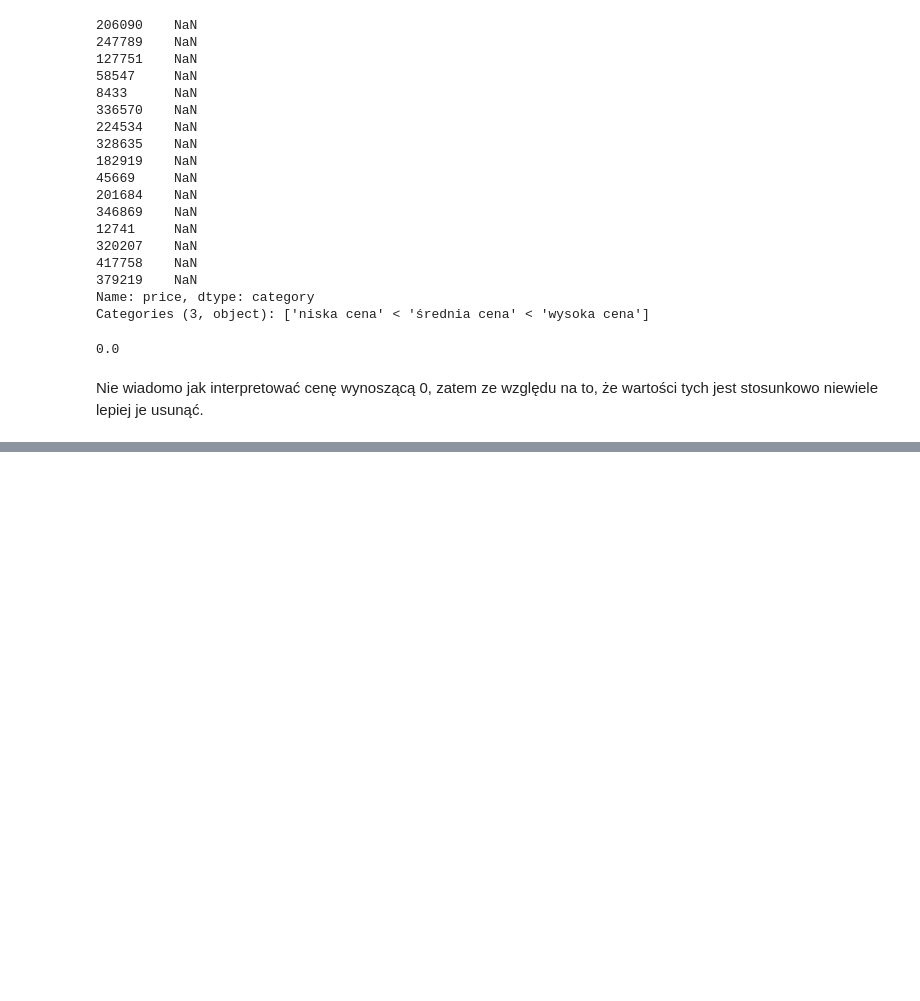
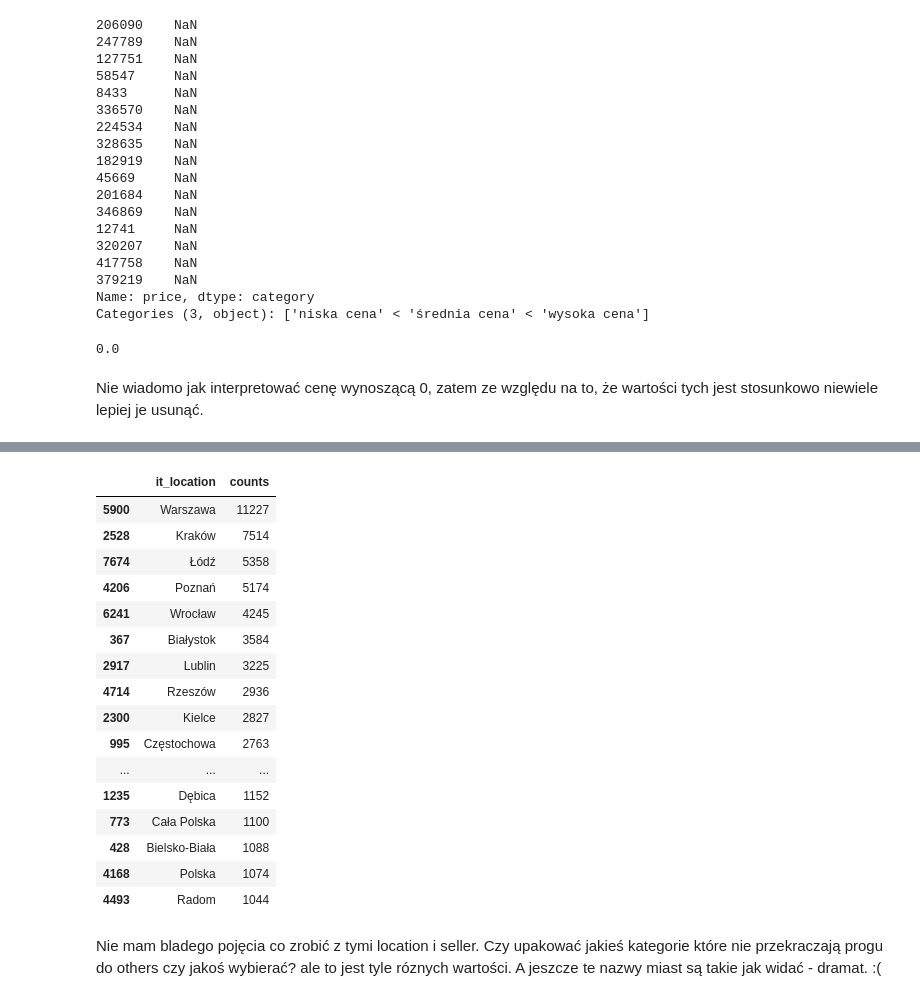
Before and after one commit to malwina0/2022L-ML, a Jupyter notebook: ZD2/ZD2_JakubPiwko_MalwinaWojewoda.ipynb, the cells around one changed output, grey strips where cells are left out. Drawn from its saved outputs; the diff is of its cells as text; code cells hidden in the pictures; blank space fills up the shorter version.

```diff
--- a/ZD2/ZD2_JakubPiwko_MalwinaWojewoda.ipynb
+++ b/ZD2/ZD2_JakubPiwko_MalwinaWojewoda.ipynb
@@ -258,0 +379,2 @@ X_train['price'] = pd.cut(X_train['price'], bins=[0, 150, 1000, np.inf], labels=
+# %%
+X_train.drop('categories', axis = 1, inplace = True)
@@ -258,0 +388,10 @@ X_train['price'] = pd.cut(X_train['price'], bins=[0, 150, 1000, np.inf], labels=
+# %%
+rtv = ['Komputery', 'Telefony i Akcesoria', 'Konsole i automaty', 'Sprzęt estradowy, studyjny i DJ-ski']
+art = ['Książki i Komiksy', 'Gry', 'Rękodzieło', 'Kolekcje', 'Fotografia', 'Muzyka', 'Antyki i Sztuka', 'Filmy', 'Instrumenty']
+ind = ['Delikatesy', 'Przemysł', 'Biuro i Reklama', 'Bilety', 'Nieruchomości']
+
+X_train['main_category'] = X_train['main_category'].replace(rtv, 'RTV i AGD')
+X_train['main_category'] = X_train['main_category'].replace(art,'Sztuka i Rozrywka')
+X_train['main_category'] = X_train['main_category'].replace('Biżuteria i Zegarki','Odzież, Obuwie, Dodatki')
+X_train['main_category'] = X_train['main_category'].replace(['Uroda', "Zdrowie"],'Uroda i Zdrowie')
+X_train['main_category'] = X_train['main_category'].replace(ind,'Przemysł i usługi')
@@ -258,0 +420,6 @@ X_train['price'] = pd.cut(X_train['price'], bins=[0, 150, 1000, np.inf], labels=
+# %%
+X_train['date'] = pd.to_datetime(X_train['date'])
+X_train['time'] = X_train['date'].apply(lambda x:x.time())
+X_train['time'] = X_train['time'].apply(lambda x:x.hour)
+X_train['time'] = pd.cut(X_train['time'], bins=[-1, 5, 11, 17, 24], labels=[1, 2, 3, 4])
+X_train.drop('date', axis = 1, inplace = True)
@@ -258,0 +458,24 @@ X_train['price'] = pd.cut(X_train['price'], bins=[0, 150, 1000, np.inf], labels=
+# %%
+tmp = X_train.groupby(['it_location']).size().reset_index(name='counts').sort_values(by = 'counts', ascending=False)
+# %%
+tmp[tmp.counts > 1000]
+# %% [output]
+|  | it_location | counts |
+| 5900 | Warszawa | 11227 |
+| 2528 | Kraków | 7514 |
+| 7674 | Łódź | 5358 |
+| 4206 | Poznań | 5174 |
+| 6241 | Wrocław | 4245 |
+| 367 | Białystok | 3584 |
+| 2917 | Lublin | 3225 |
+| 4714 | Rzeszów | 2936 |
+| 2300 | Kielce | 2827 |
+| 995 | Częstochowa | 2763 |
+| ... | ... | ... |
+| 1235 | Dębica | 1152 |
+| 773 | Cała Polska | 1100 |
+| 428 | Bielsko-Biała | 1088 |
+| 4168 | Polska | 1074 |
+| 4493 | Radom | 1044 |
+# %% [markdown]
+Nie mam bladego pojęcia co zrobić z tymi location i seller. Czy upakować jakieś kategorie które nie przekraczają progu do others czy jakoś wybierać? ale to jest tyle róznych wartości. A jeszcze te nazwy miast są takie jak widać - dramat. :(
```
Also changed, not shown: parts of 28 cells of this notebook.
